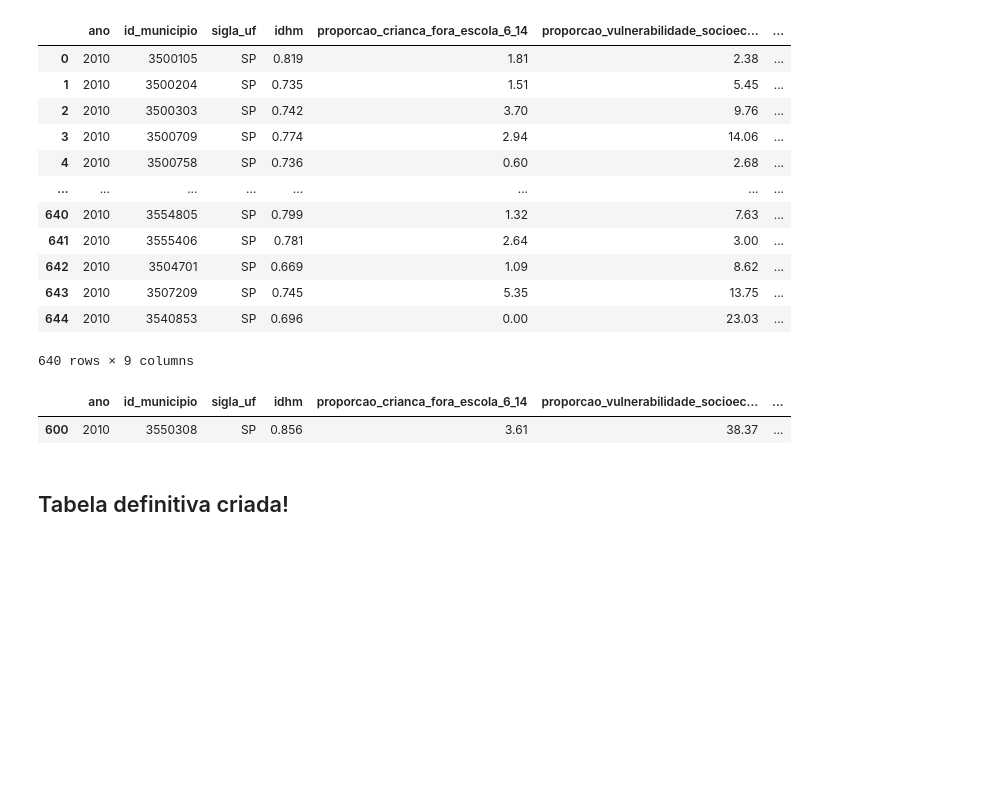
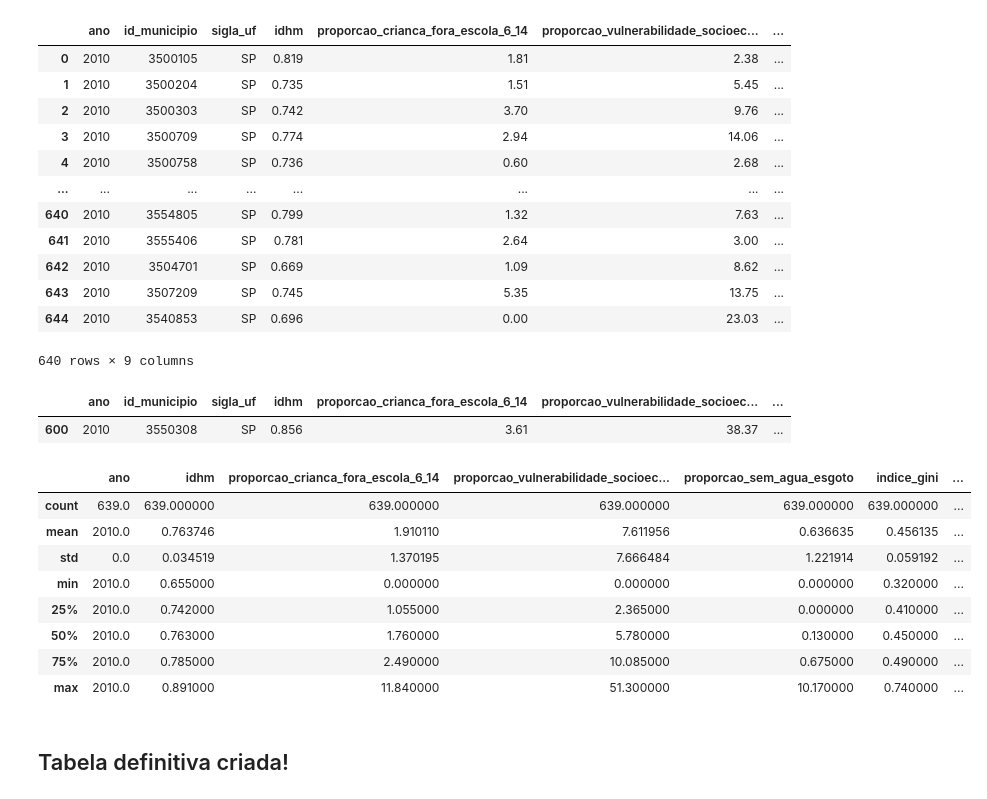
Before and after one commit to felipebns/P2_Cdados, a Jupyter notebook: p2_cdados.ipynb, the cells around one changed output. Saved outputs shown, nothing was run; the diff lists cells and outputs as text; code cells hidden in the pictures; blank space fills up the shorter version.

```diff
--- a/p2_cdados.ipynb
+++ b/p2_cdados.ipynb
@@ -151,5 +150,17 @@ tabela_definitiva.loc[tabela_definitiva['Homicidio_total']==1260] # identificand
 | 600 | 2010 | 3550308 | SP | 0.856 | 3.61 | 38.37 | ... |
 # %%
 tabela_sem_sp = tabela_definitiva.drop(tabela_definitiva.loc[tabela_definitiva['Homicidio_total']==1260].index) # tirando São Paulo
+# %%
+tabela_sem_sp.describe()
+# %% [output]
+|  | ano | idhm | proporcao_crianca_fora_escola_6_14 | proporcao_vulnerabilidade_socioec... | proporcao_sem_agua_esgoto | indice_gini | ... |
+| count | 639.0 | 639.000000 | 639.000000 | 639.000000 | 639.000000 | 639.000000 | ... |
+| mean | 2010.0 | 0.763746 | 1.910110 | 7.611956 | 0.636635 | 0.456135 | ... |
+| std | 0.0 | 0.034519 | 1.370195 | 7.666484 | 1.221914 | 0.059192 | ... |
+| min | 2010.0 | 0.655000 | 0.000000 | 0.000000 | 0.000000 | 0.320000 | ... |
+| 25% | 2010.0 | 0.742000 | 1.055000 | 2.365000 | 0.000000 | 0.410000 | ... |
+| 50% | 2010.0 | 0.763000 | 1.760000 | 5.780000 | 0.130000 | 0.450000 | ... |
+| 75% | 2010.0 | 0.785000 | 2.490000 | 10.085000 | 0.675000 | 0.490000 | ... |
+| max | 2010.0 | 0.891000 | 11.840000 | 51.300000 | 10.170000 | 0.740000 | ... |
 # %% [markdown]
 ## Tabela definitiva criada!
```
Also changed, not shown: parts of 19 cells of this notebook.
